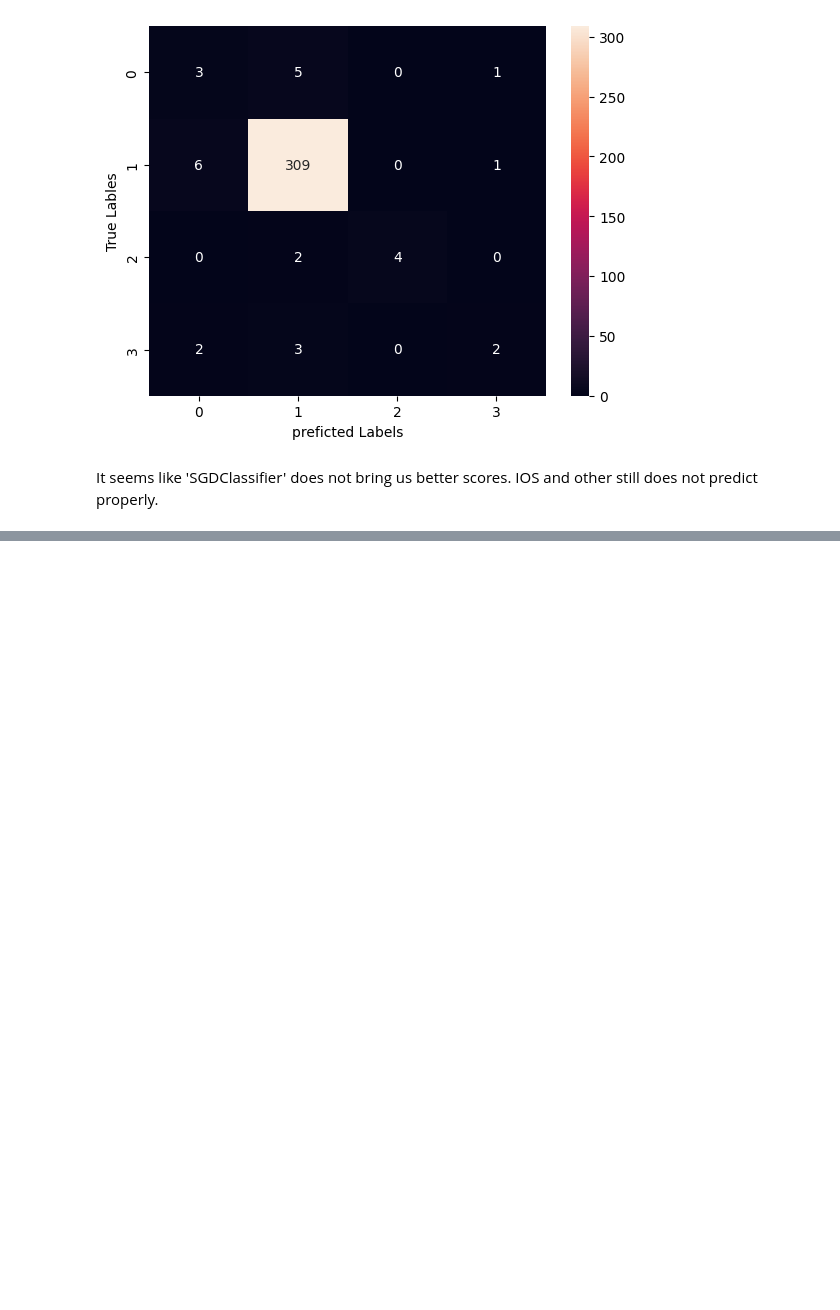
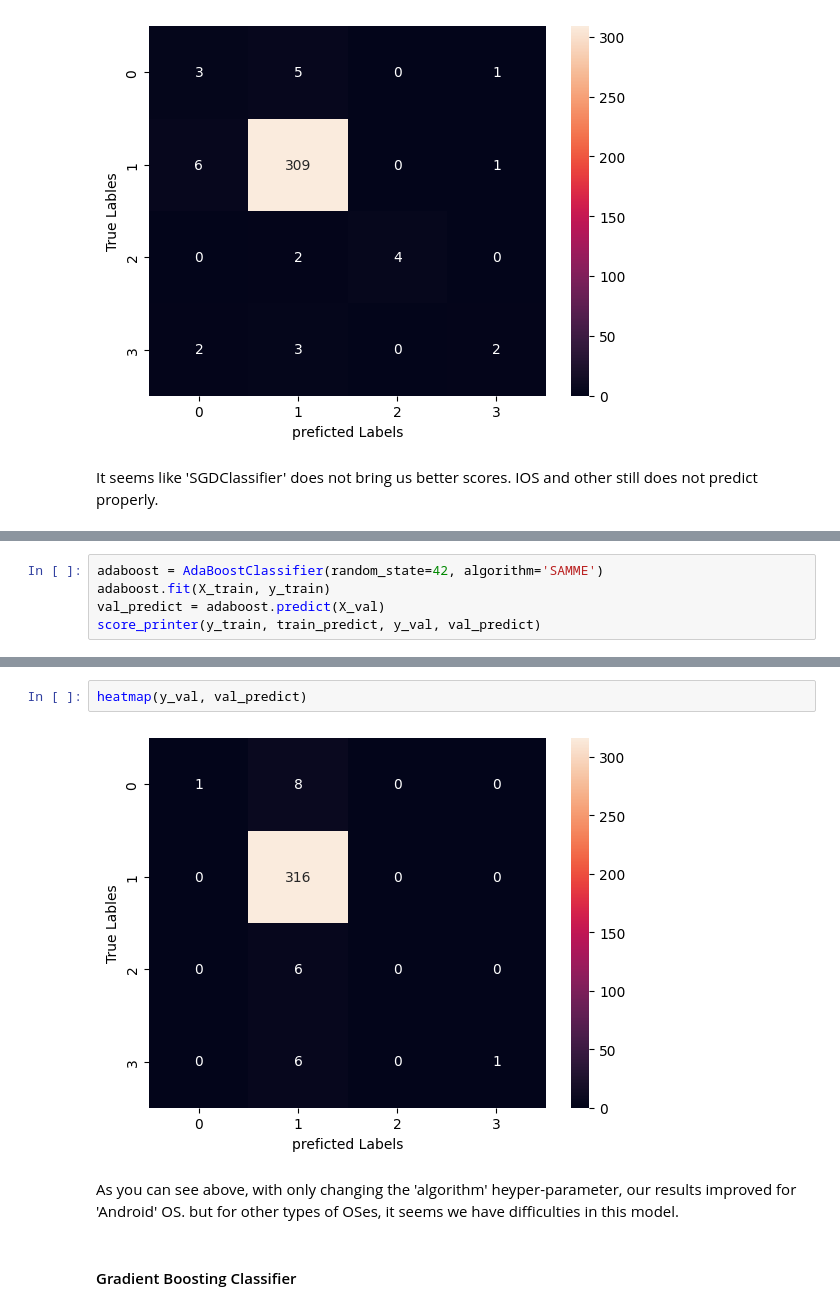
Before and after one commit to ahmadjalali73/OS-Price-Prediction, a Jupyter notebook: OS_Prediction.ipynb, the cells around one changed output, grey strips where cells are left out. Drawn from its saved outputs; the diff is of its cells as text; blank space fills up the shorter version.

```diff
--- a/OS_Prediction.ipynb
+++ b/OS_Prediction.ipynb
@@ -176,0 +211,5 @@ It seems like 'SGDClassifier' does not bring us better scores. IOS and other sti
+# %%
+adaboost = AdaBoostClassifier(random_state=42, algorithm='SAMME')
+adaboost.fit(X_train, y_train)
+val_predict = adaboost.predict(X_val)
+score_printer(y_train, train_predict, y_val, val_predict)
@@ -176,0 +225,8 @@ It seems like 'SGDClassifier' does not bring us better scores. IOS and other sti
+# %%
+heatmap(y_val, val_predict)
+# %% [output]
+[figure, added]
+# %% [markdown]
+As you can see above, with only changing the 'algorithm' heyper-parameter,  our  results improved for 'Android' OS. but for other types of OSes, it seems we have difficulties in this model.
+# %% [markdown]
+#### Gradient Boosting Classifier
```
Also changed, not shown: parts of 34 cells of this notebook.
